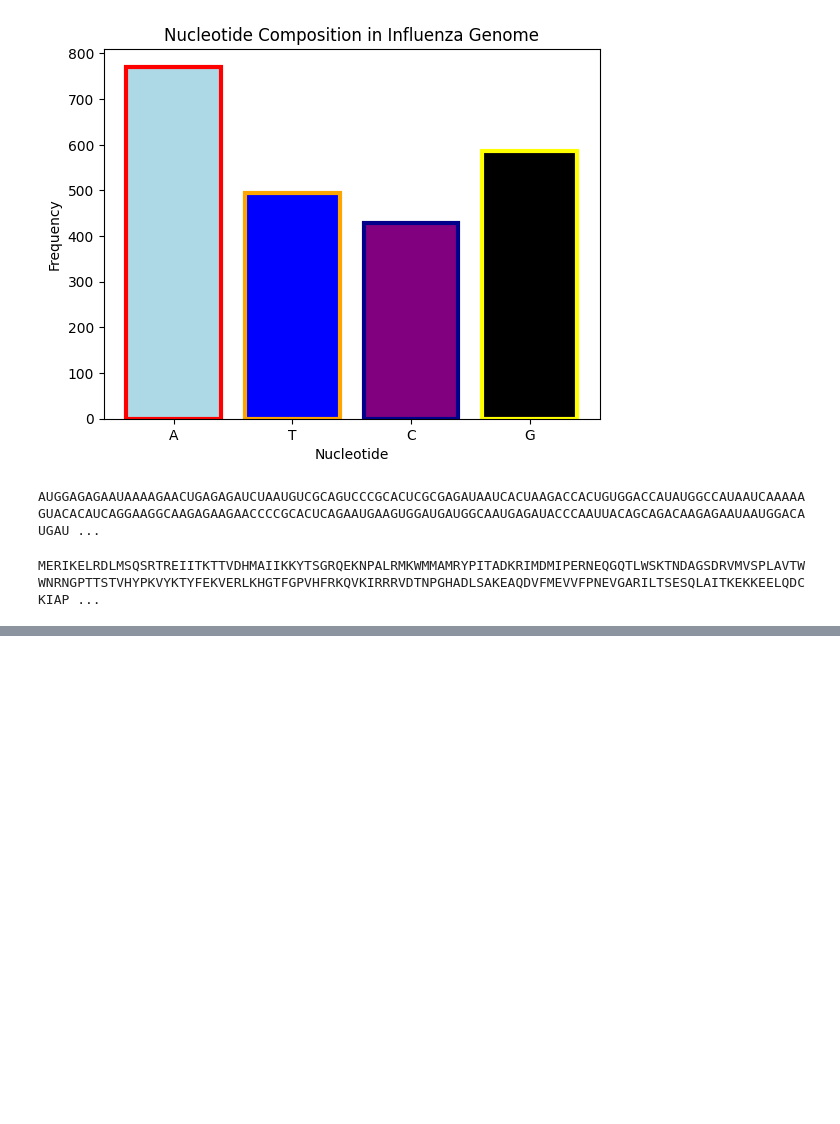
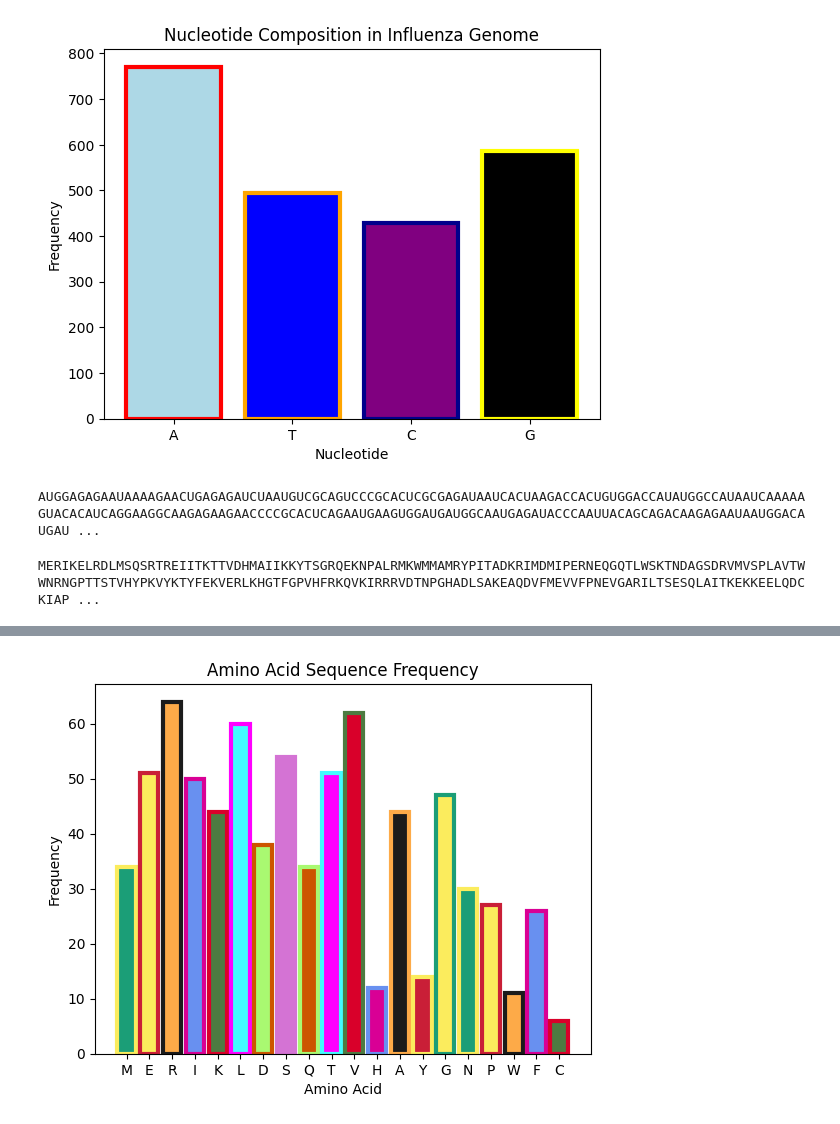
Before and after one commit to hashemi221022/Bioinformatics-Influenza_genome_analysis, a Jupyter notebook: Influenza_genome_analysis.ipynb, the cells around one changed output, grey strips where cells are left out. Saved outputs shown, nothing was run; the diff lists cells and outputs as text; code cells hidden in the pictures; blank space fills up the shorter version.

```diff
--- a/Influenza_genome_analysis.ipynb
+++ b/Influenza_genome_analysis.ipynb
@@ -311,0 +371,20 @@ MERIKELRDLMSQSRTREIITKTTVDHMAIIKKYTSGRQEKNPALRMKWMMAMRYPITADKRIMDMIPERNEQGQTLWSK
+# %%
+# Bar plot for visualization of Amino Acid
+color = ['#1b9e77', '#fbec5d', '#fdaa48','#6890F0','#4d7b41', '#43fbff', '#a9f971', '#d473d4','#cc5500','#ff00ff', '#d9002a', '#d90095', '#1b1b1b','#c91f37','#fbec5d']
+edge_color = list()
+for colors in color[ : : -1]:
+       edge_color.append(colors)
+
+# Create bars
+fig, ax = plt.subplots()
+ax.bar(uniq_amino_acid.keys(), uniq_amino_acid.values(),
+       color=color,
+       edgecolor= edge_color,
+       linewidth=3)
+plt.xlabel('Amino Acid')
+plt.ylabel('Frequency')
+plt.title('Amino Acid Sequence Frequency')
+# Show graph
+plt.show()
+# %% [output]
+[figure, added]
```
Also changed, not shown: parts of 2 cells of this notebook.
